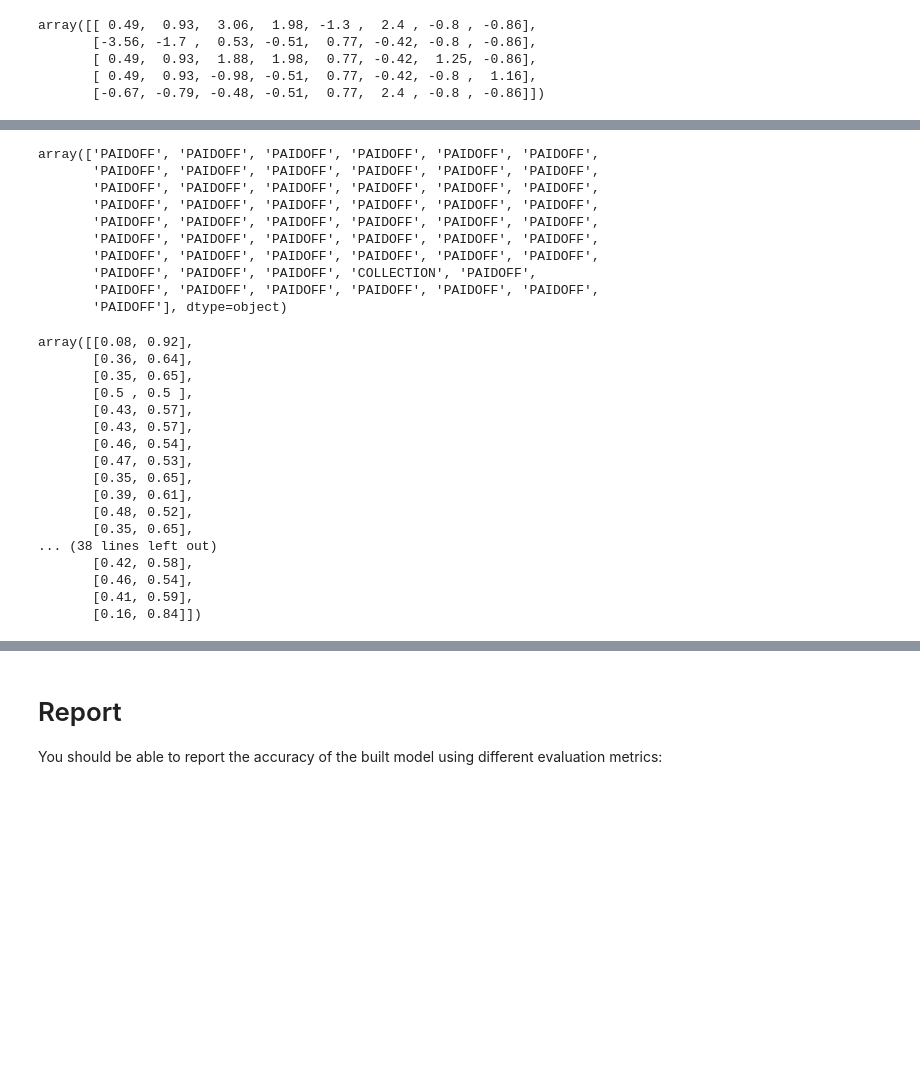
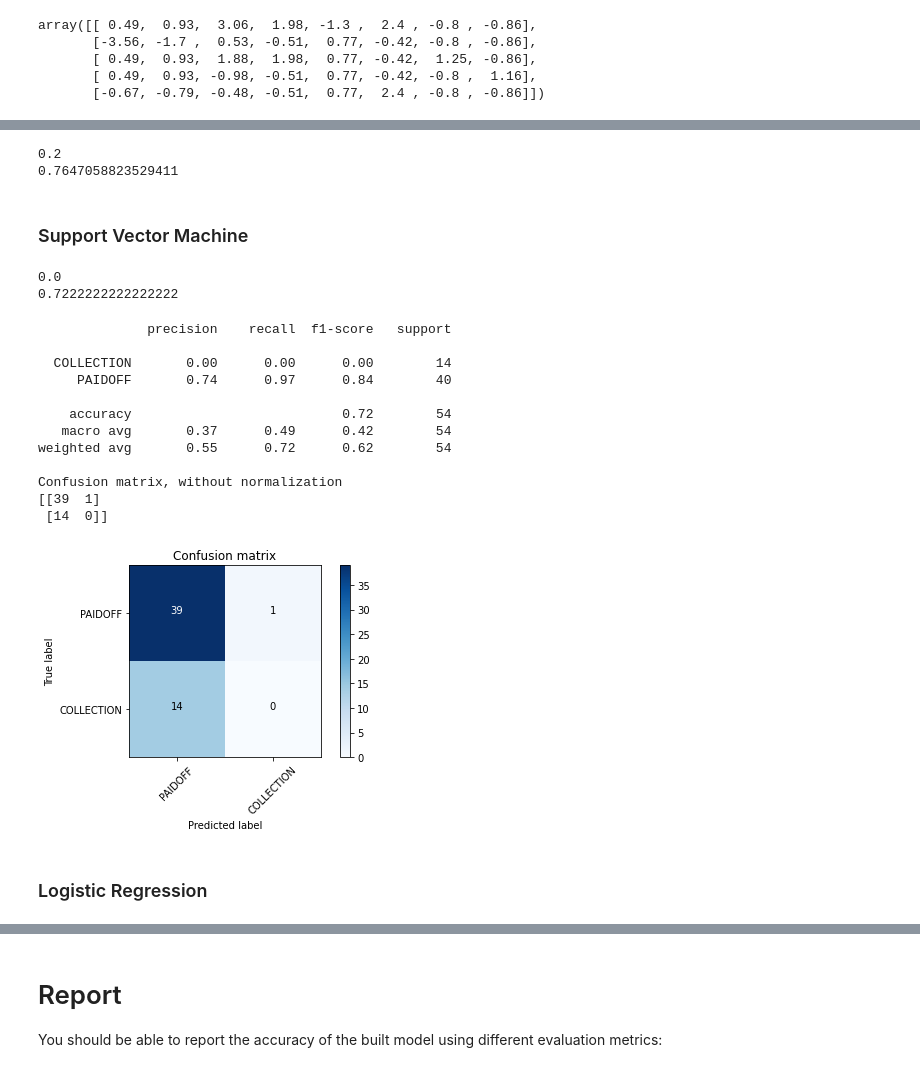
Before and after one commit to honzapetr/IBM-Data-Science-Professional-Certificate, a Jupyter notebook: Machine Learning with Python/ML0101EN-Proj-Loan-py-v1.ipynb, the cells around one changed output, grey strips where cells are left out. Cells and saved outputs as stored; diff of their text form; code cells hidden in the pictures; blank space fills up the shorter version.

Commit message:
FINISHING MACHINE LEARNING ASSIGNMENT

```diff
--- a/Machine Learning with Python/ML0101EN-Proj-Loan-py-v1.ipynb
+++ b/Machine Learning with Python/ML0101EN-Proj-Loan-py-v1.ipynb
@@ -407,6 +407,7 @@ X_trainset[:, 4].shape
 # %% [output]
 (242,)
 # %%
+loanTree.fit(X,y)
 predTree_final = loanTree.predict(X)
 # %%
 print("DecisionTrees's Accuracy: ", metrics.accuracy_score(y, predTree_final))
@@ -776,35 +892,45 @@ array([[ 0.49,  0.93,  3.06,  1.98, -1.3 ,  2.4 , -0.8 , -0.86],
+# %%
+print(jaccard_score(test_y, predTree,pos_label='COLLECTION'))
+print(jaccard_score(test_y, predTree,pos_label='PAIDOFF'))
+# %% [output]
+0.2
+0.7647058823529411
+# %% [markdown]
+### Support Vector Machine
+# %%
+yhat = clf_final.predict(test_X)
+# %%
+print(jaccard_score(test_y, yhat,pos_label='COLLECTION'))
+print(jaccard_score(test_y, yhat,pos_label='PAIDOFF'))
+# %% [output]
+0.0
+0.7222222222222222
+# %%
+# Compute confusion matrix
+cnf_matrix = confusion_matrix(test_y, yhat, labels=['PAIDOFF','COLLECTION'])
+np.set_printoptions(precision=2)
+
+print (classification_report(test_y, yhat))
+
+# Plot non-normalized confusion matrix
+plt.figure()
+plot_confusion_matrix(cnf_matrix, classes=['PAIDOFF','COLLECTION'],normalize= False,  title='Confusion matrix')
+# %% [output]
+              precision    recall  f1-score   support
+
+  COLLECTION       0.00      0.00      0.00        14
+     PAIDOFF       0.74      0.97      0.84        40
+
+    accuracy                           0.72        54
+   macro avg       0.37      0.49      0.42        54
+weighted avg       0.55      0.72      0.62        54
+
+Confusion matrix, without normalization
+[[39  1]
+ [14  0]]
+[figure, added]
+# %% [markdown]
+### Logistic Regression
 # %%
-yhat_test = LR.predict(test_X)
-yhat_test
+yhat = LR.predict(test_X)
+yhat_prob = LR.predict_proba(test_X)
-# %% [output]
-array(['PAIDOFF', 'PAIDOFF', 'PAIDOFF', 'PAIDOFF', 'PAIDOFF', 'PAIDOFF',
-       'PAIDOFF', 'PAIDOFF', 'PAIDOFF', 'PAIDOFF', 'PAIDOFF', 'PAIDOFF',
-       'PAIDOFF', 'PAIDOFF', 'PAIDOFF', 'PAIDOFF', 'PAIDOFF', 'PAIDOFF',
-       'PAIDOFF', 'PAIDOFF', 'PAIDOFF', 'PAIDOFF', 'PAIDOFF', 'PAIDOFF',
-       'PAIDOFF', 'PAIDOFF', 'PAIDOFF', 'PAIDOFF', 'PAIDOFF', 'PAIDOFF',
-       'PAIDOFF', 'PAIDOFF', 'PAIDOFF', 'PAIDOFF', 'PAIDOFF', 'PAIDOFF',
-       'PAIDOFF', 'PAIDOFF', 'PAIDOFF', 'PAIDOFF', 'PAIDOFF', 'PAIDOFF',
-       'PAIDOFF', 'PAIDOFF', 'PAIDOFF', 'COLLECTION', 'PAIDOFF',
-       'PAIDOFF', 'PAIDOFF', 'PAIDOFF', 'PAIDOFF', 'PAIDOFF', 'PAIDOFF',
-       'PAIDOFF'], dtype=object)
-# %%
-yhat_prob_test = LR.predict_proba(test_X)
-yhat_prob_test
-# %% [output]
-array([[0.08, 0.92],
-       [0.36, 0.64],
-       [0.35, 0.65],
-       [0.5 , 0.5 ],
-       [0.43, 0.57],
-       [0.43, 0.57],
-       [0.46, 0.54],
-       [0.47, 0.53],
-       [0.35, 0.65],
-       [0.39, 0.61],
-       [0.48, 0.52],
-       [0.35, 0.65],
-... (38 lines left out)
-       [0.42, 0.58],
-       [0.46, 0.54],
-       [0.41, 0.59],
-       [0.16, 0.84]])
```
Also changed, not shown: parts of 25 cells of this notebook.
